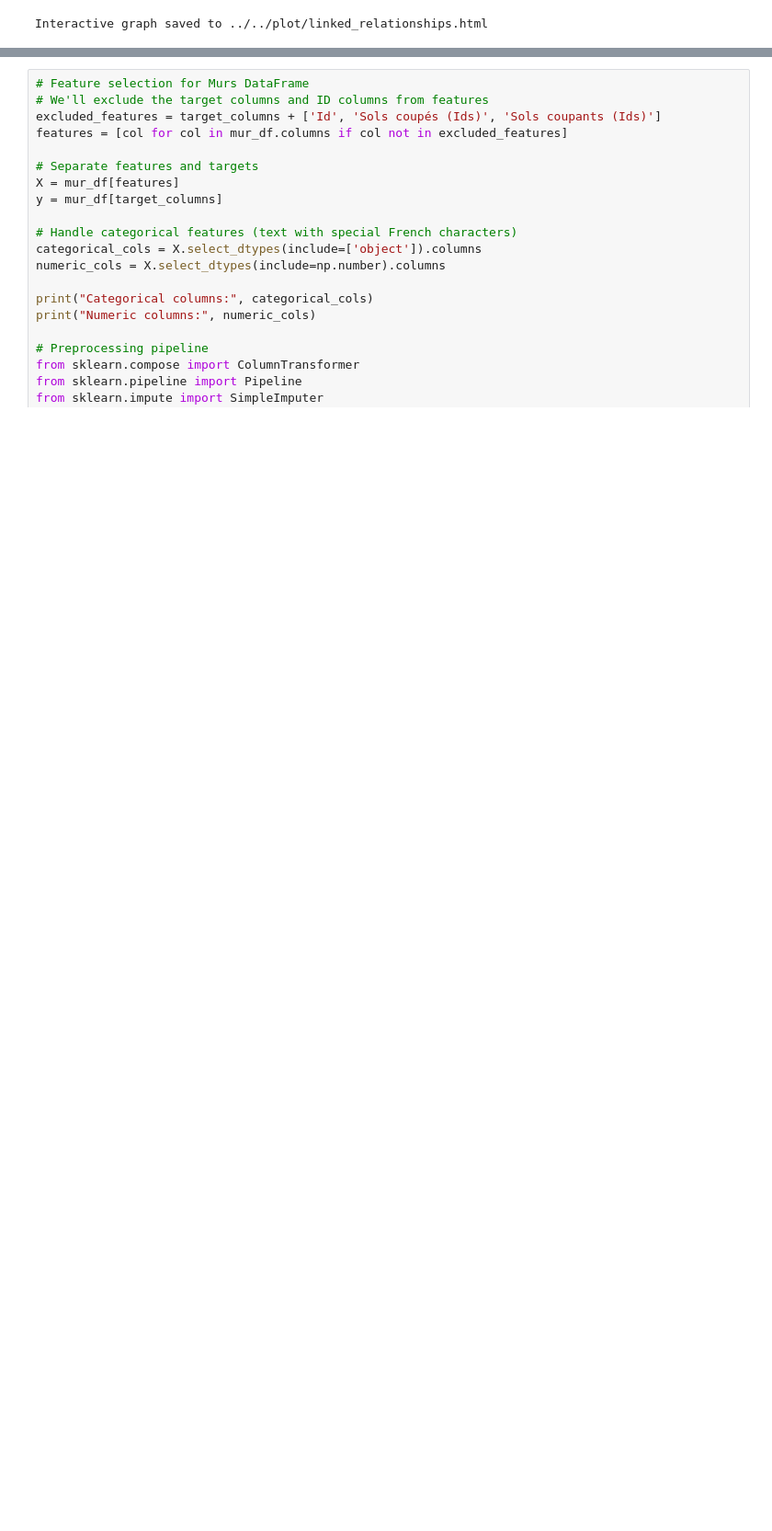
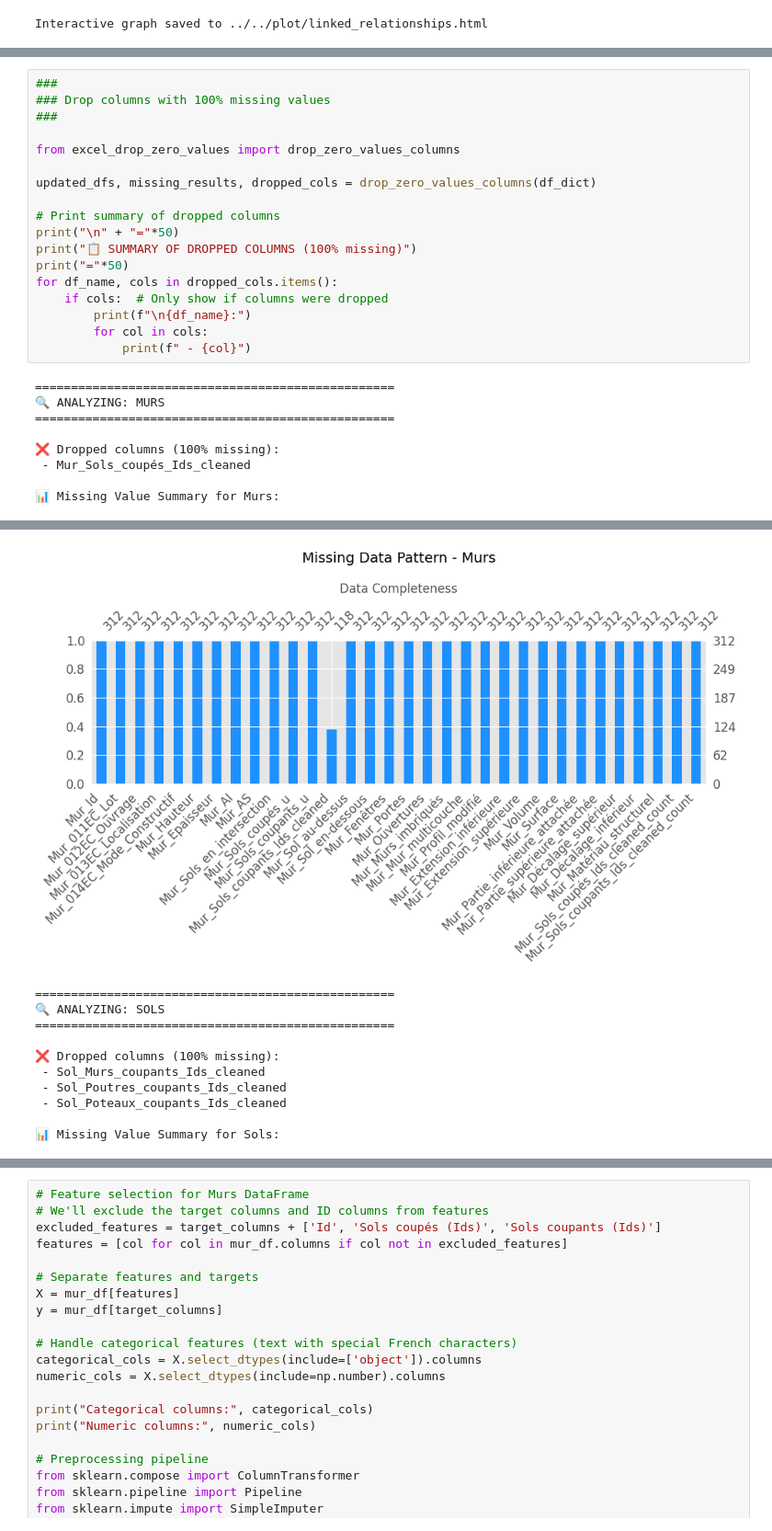
Before and after one commit to fqbq69/BIMpredict-, a Jupyter notebook: notebooks/saif/testing_raw_cible_nb.ipynb, the cells around one changed output, grey strips where cells are left out. Shown at 92% size. Saved outputs shown, nothing was run; the diff lists cells and outputs as text; blank space fills up the shorter version.

```diff
--- a/notebooks/saif/testing_raw_cible_nb.ipynb
+++ b/notebooks/saif/testing_raw_cible_nb.ipynb
@@ -502,0 +630,27 @@ full_validation()
+# %%
+###
+### Drop columns with 100% missing values
+###
+
+from excel_drop_zero_values import drop_zero_values_columns
+
+updated_dfs, missing_results, dropped_cols = drop_zero_values_columns(df_dict)
+
+# Print summary of dropped columns
+print("\n" + "="*50)
+print("📋 SUMMARY OF DROPPED COLUMNS (100% missing)")
+print("="*50)
+for df_name, cols in dropped_cols.items():
+    if cols:  # Only show if columns were dropped
+        print(f"\n{df_name}:")
+        for col in cols:
+            print(f" - {col}")
+# %% [output]
+==================================================
+🔍 ANALYZING: MURS
+==================================================
+
+❌ Dropped columns (100% missing):
+ - Mur_Sols_coupés_Ids_cleaned
+
+📊 Missing Value Summary for Murs:
@@ -502,0 +674,11 @@ full_validation()
+[figure, added]
+==================================================
+🔍 ANALYZING: SOLS
+==================================================
+
+❌ Dropped columns (100% missing):
+ - Sol_Murs_coupants_Ids_cleaned
+ - Sol_Poutres_coupants_Ids_cleaned
+ - Sol_Poteaux_coupants_Ids_cleaned
+
+📊 Missing Value Summary for Sols:
```
Also changed, not shown: parts of 12 cells of this notebook, 3 other files.
